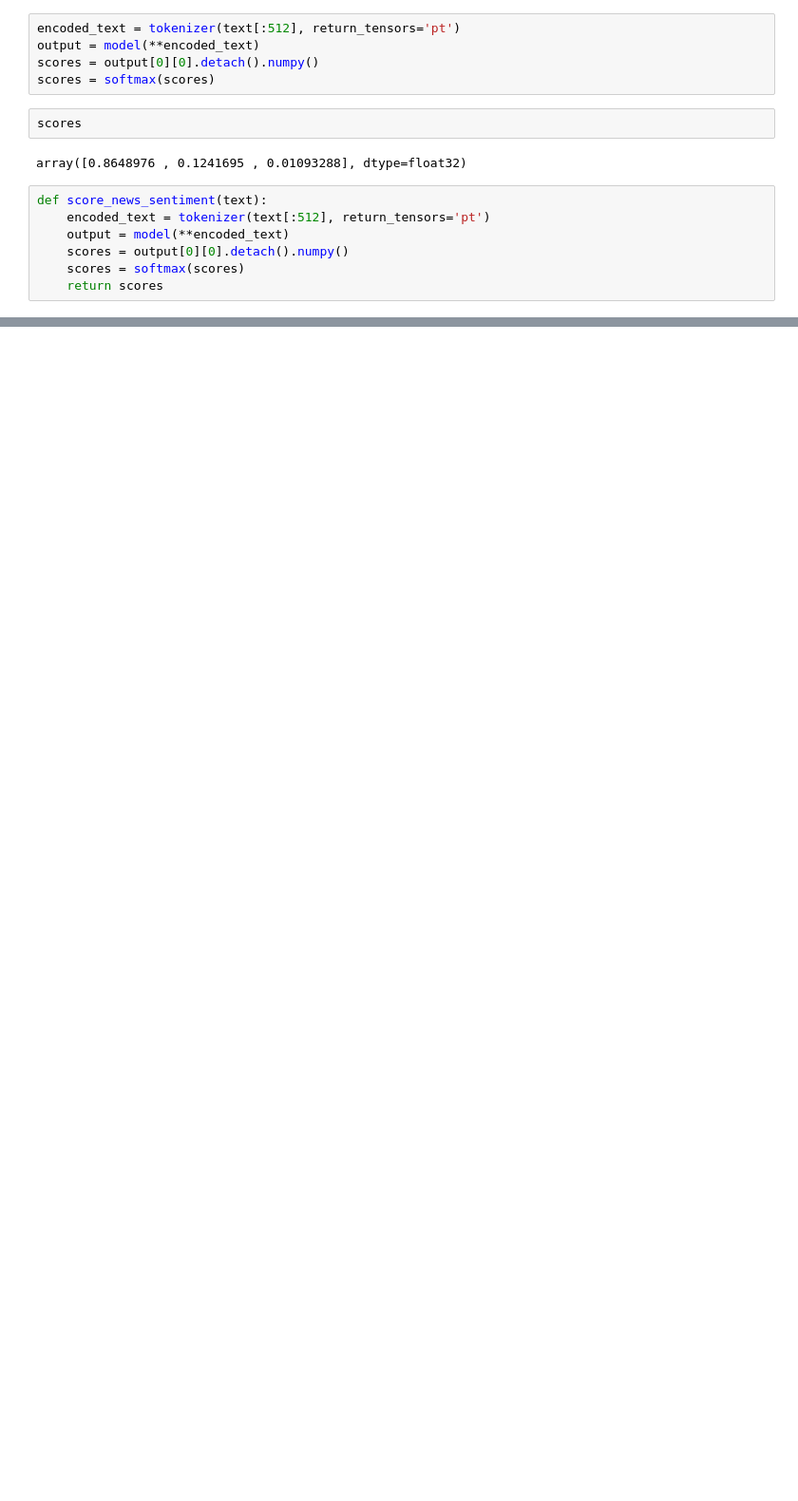
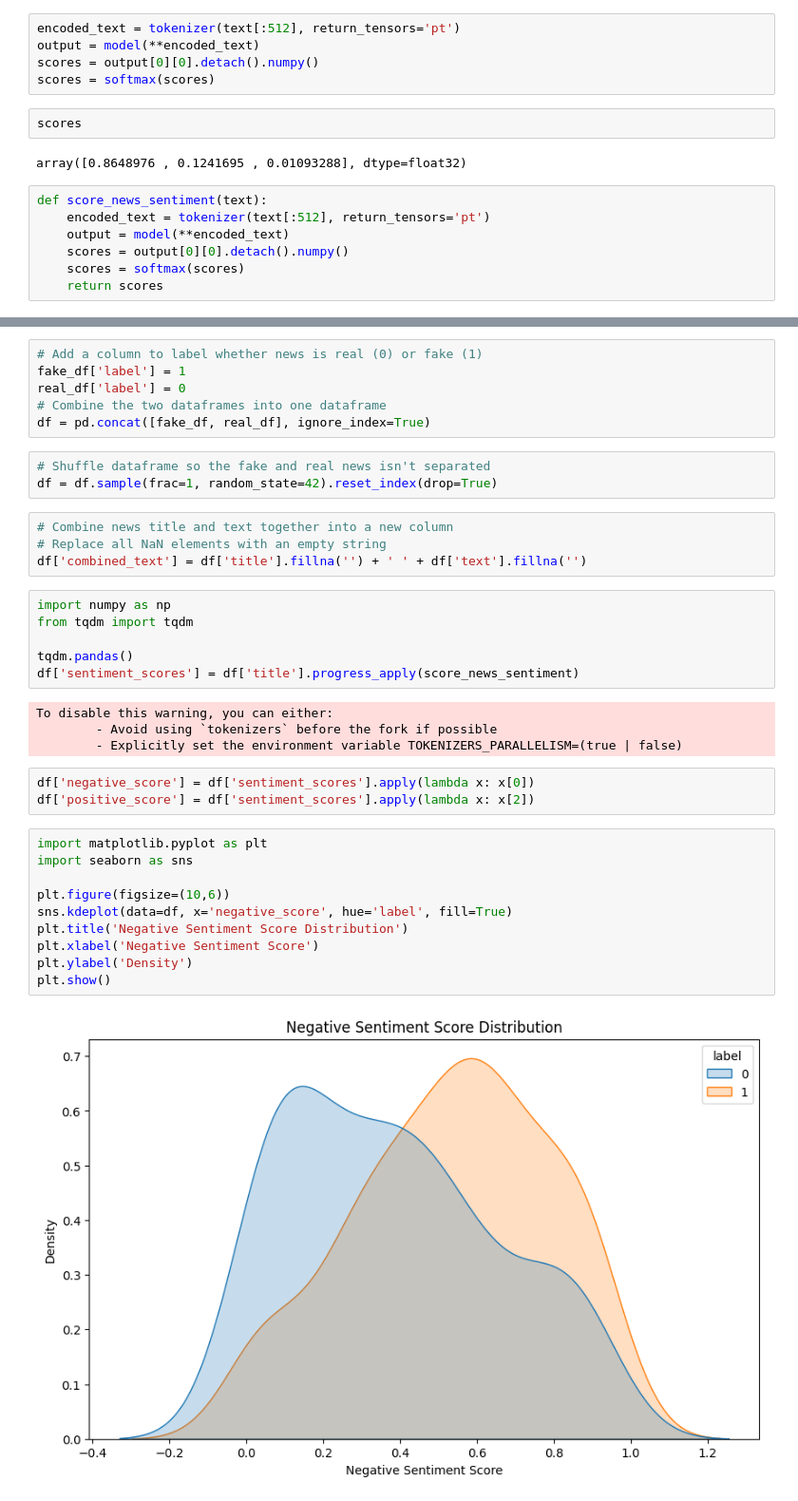
Before and after one commit to Daniel-Muller45/FakeNewsNet, a Jupyter notebook: notebooks/sentiment_analysis.ipynb, the cells around one changed output, grey strips where cells are left out. Shown at 95% size. Cells and saved outputs as stored; diff of their text form; blank space fills up the shorter version.

Commit message:
sentiment analysis on real vs fake

```diff
--- a/notebooks/sentiment_analysis.ipynb
+++ b/notebooks/sentiment_analysis.ipynb
@@ -53,0 +170,38 @@ def score_news_sentiment(text):
+# %%
+# Add a column to label whether news is real (0) or fake (1)
+fake_df['label'] = 1
+real_df['label'] = 0
+# Combine the two dataframes into one dataframe
+df = pd.concat([fake_df, real_df], ignore_index=True)
+# %%
+# Shuffle dataframe so the fake and real news isn't separated
+df = df.sample(frac=1, random_state=42).reset_index(drop=True)
+# %%
+# Combine news title and text together into a new column
+# Replace all NaN elements with an empty string
+df['combined_text'] = df['title'].fillna('') + ' ' + df['text'].fillna('')
+# %%
+import numpy as np
+from tqdm import tqdm
+
+tqdm.pandas()
+df['sentiment_scores'] = df['title'].progress_apply(score_news_sentiment)
+# %% [output]
+To disable this warning, you can either:
+        - Avoid using `tokenizers` before the fork if possible
+        - Explicitly set the environment variable TOKENIZERS_PARALLELISM=(true | false)
+# %%
+df['negative_score'] = df['sentiment_scores'].apply(lambda x: x[0])
+df['positive_score'] = df['sentiment_scores'].apply(lambda x: x[2])
+# %%
+import matplotlib.pyplot as plt
+import seaborn as sns
+
+plt.figure(figsize=(10,6))
+sns.kdeplot(data=df, x='negative_score', hue='label', fill=True)
+plt.title('Negative Sentiment Score Distribution')
+plt.xlabel('Negative Sentiment Score')
+plt.ylabel('Density')
+plt.show()
+# %% [output]
+[figure, added]
```
Also changed, not shown: parts of 5 cells of this notebook.
